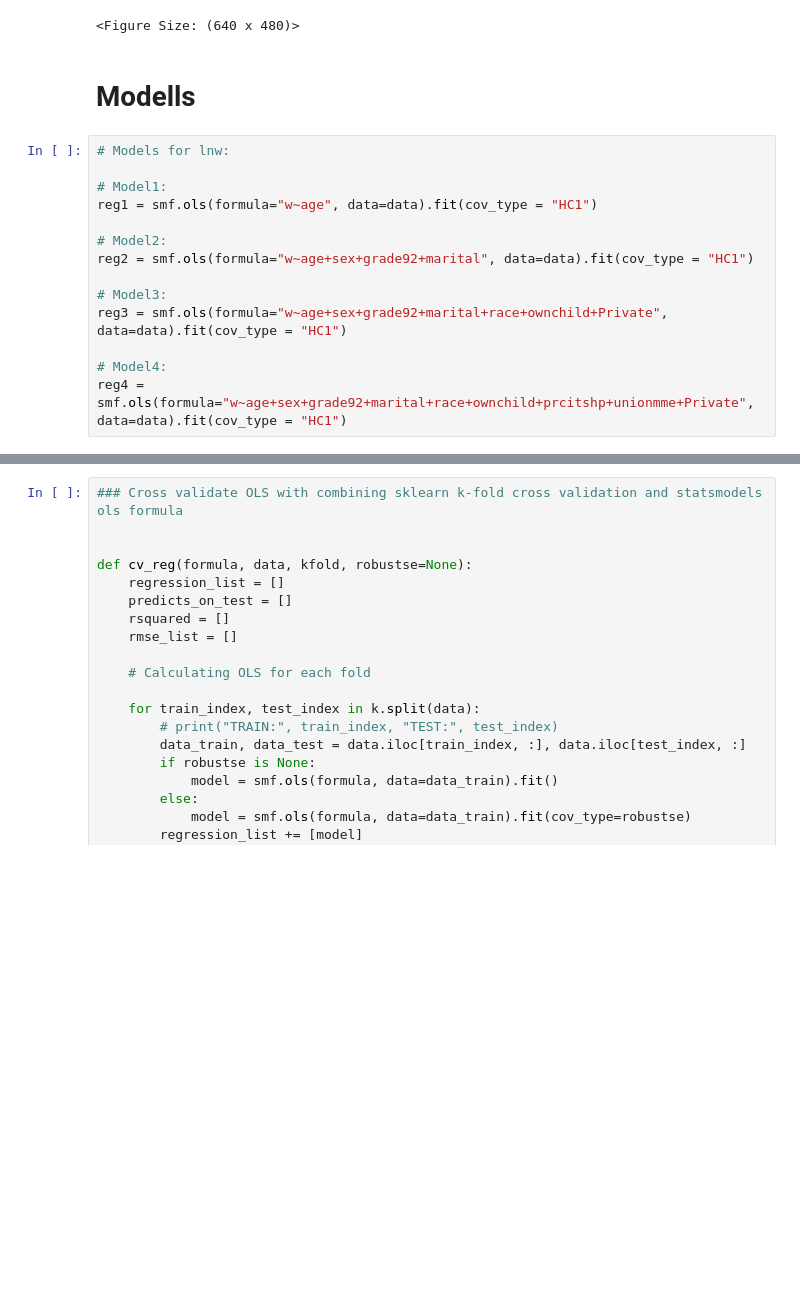
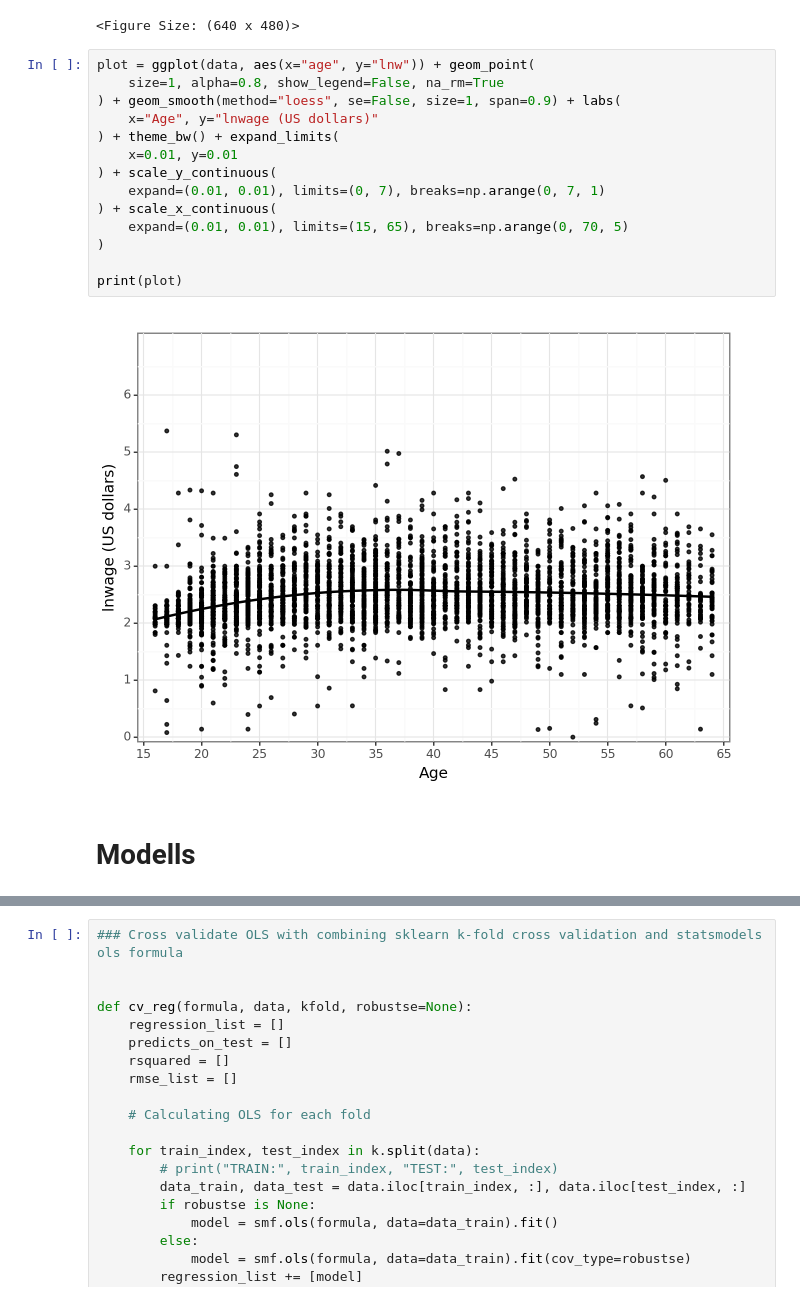
Before and after one commit to 00Dabide/DA3-Assignment-1, a Jupyter notebook: Assignment-1.ipynb, the cells around one changed output, grey strips where cells are left out. Drawn from its saved outputs; the diff is of its cells as text; blank space fills up the shorter version.

```diff
--- a/Assignment-1.ipynb
+++ b/Assignment-1.ipynb
@@ -149,19 +175,21 @@ data
 # %% [output]
 [figure]
 <Figure Size: (640 x 480)>
+# %%
+plot = ggplot(data, aes(x="age", y="lnw")) + geom_point(
+    size=1, alpha=0.8, show_legend=False, na_rm=True
+) + geom_smooth(method="loess", se=False, size=1, span=0.9) + labs(
+    x="Age", y="lnwage (US dollars)"
+) + theme_bw() + expand_limits(
+    x=0.01, y=0.01
+) + scale_y_continuous(
+    expand=(0.01, 0.01), limits=(0, 7), breaks=np.arange(0, 7, 1)
+) + scale_x_continuous(
+    expand=(0.01, 0.01), limits=(15, 65), breaks=np.arange(0, 70, 5)
+)
+
+print(plot)
+# %% [output]
+[figure, added]
 # %% [markdown]
 # Modells
-# %%
-# Models for lnw:
-
-# Model1:
-reg1 = smf.ols(formula="w~age", data=data).fit(cov_type = "HC1")
-
-# Model2:
-reg2 = smf.ols(formula="w~age+sex+grade92+marital", data=data).fit(cov_type = "HC1")
-
-# Model3:
-reg3 = smf.ols(formula="w~age+sex+grade92+marital+race+ownchild+Private", data=data).fit(cov_type = "HC1")
-
-# Model4:
-reg4 = smf.ols(formula="w~age+sex+grade92+marital+race+ownchild+prcitshp+unionmme+Private", data=data).fit(cov_type = "HC1")
```
Also changed, not shown: parts of 11 cells of this notebook, 1 other file.
